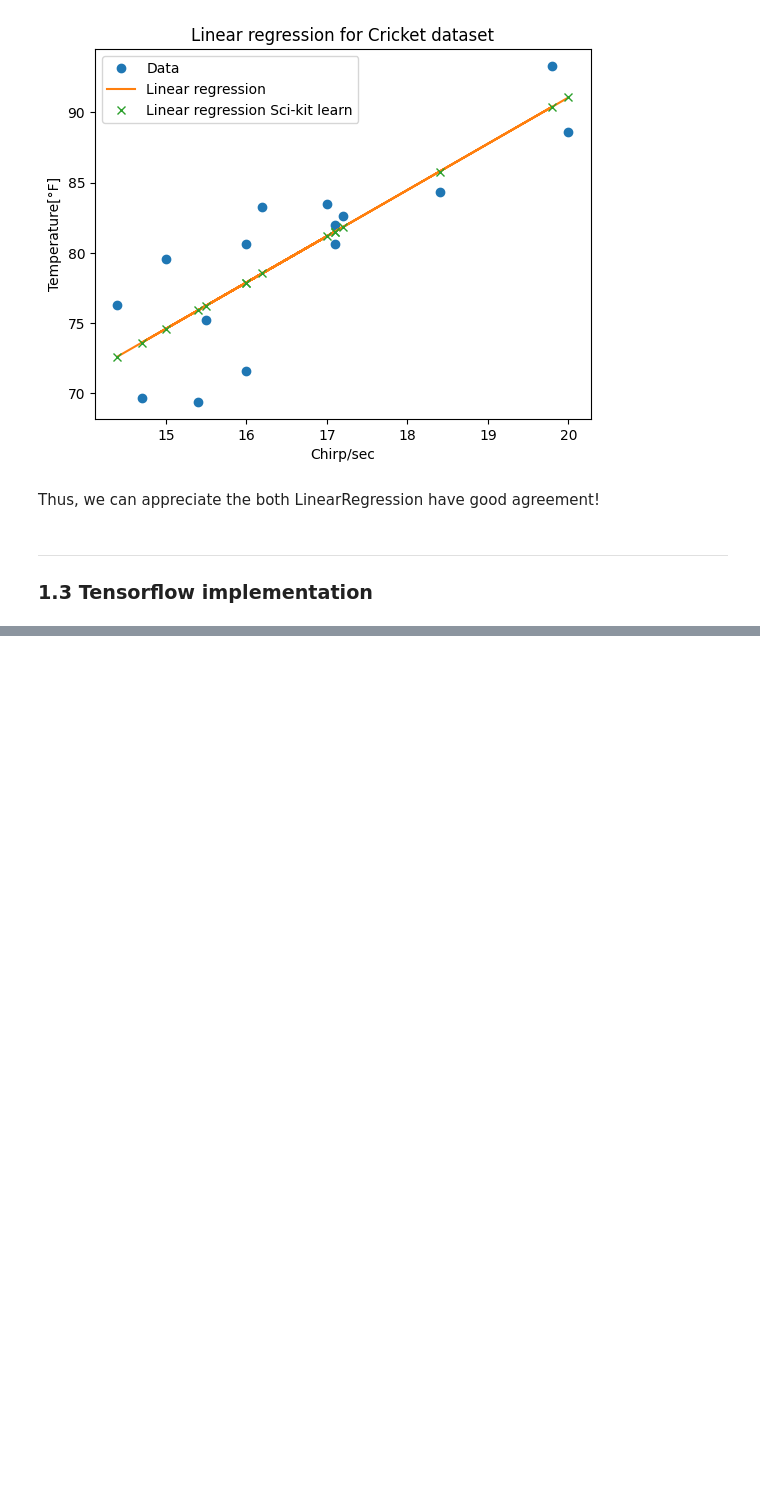
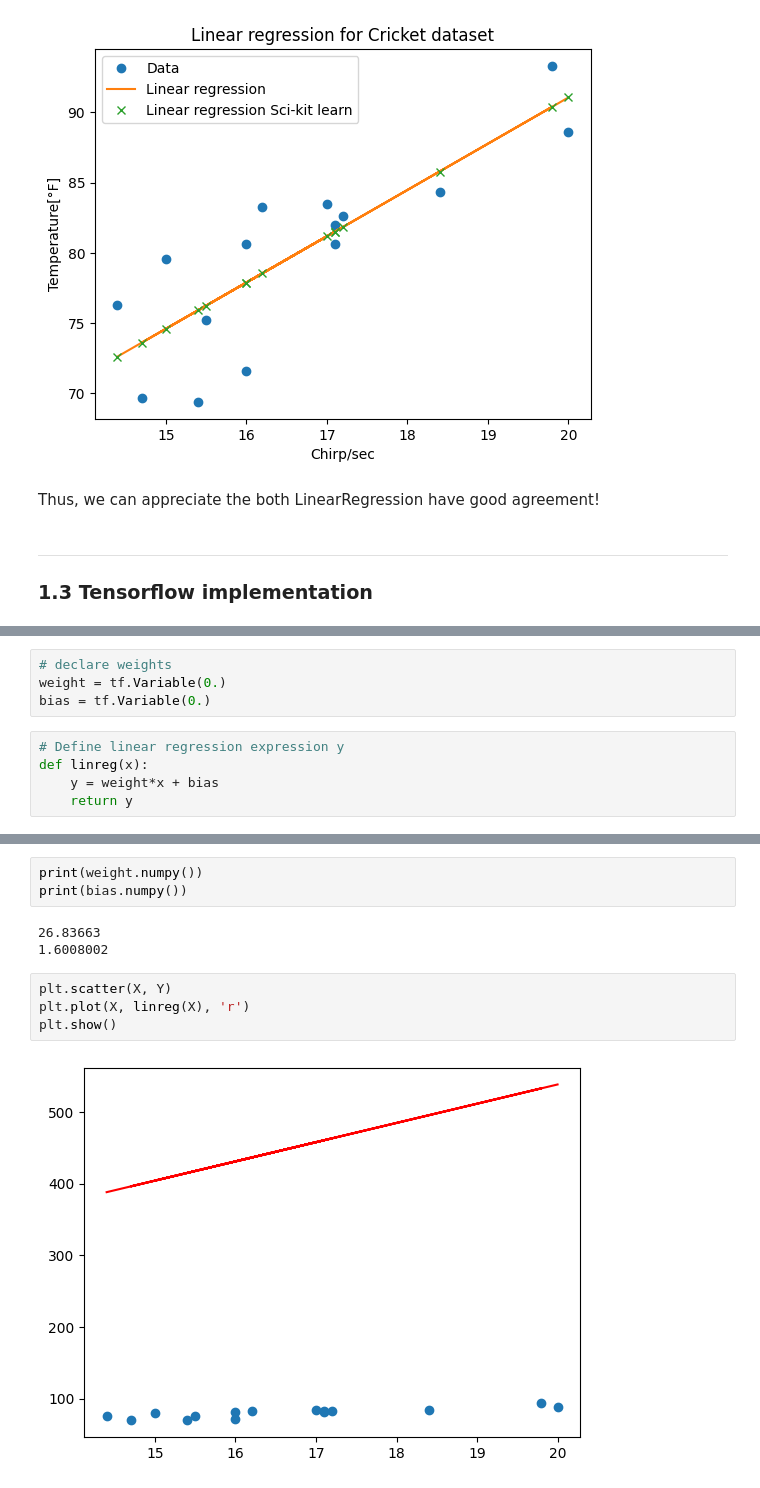
Before and after one commit to MarioSolisB/ML_scratch, a Jupyter notebook: LinearRegression.ipynb, the cells around one changed output, grey strips where cells are left out. Drawn from its saved outputs; the diff is of its cells as text; blank space fills up the shorter version.

```diff
--- a/LinearRegression.ipynb
+++ b/LinearRegression.ipynb
@@ -279,0 +290,9 @@ Thus, we can appreciate the both LinearRegression have good agreement!
+# %%
+# declare weights
+weight = tf.Variable(0.)
+bias = tf.Variable(0.)
+# %%
+# Define linear regression expression y
+def linreg(x):
+    y = weight*x + bias
+    return y
@@ -279,0 +323,12 @@ Thus, we can appreciate the both LinearRegression have good agreement!
+# %%
+print(weight.numpy())
+print(bias.numpy())
+# %% [output]
+26.83663
+1.6008002
+# %%
+plt.scatter(X, Y)
+plt.plot(X, linreg(X), 'r')
+plt.show()
+# %% [output]
+[figure, added]
```
Also changed, not shown: parts of 5 cells of this notebook.
